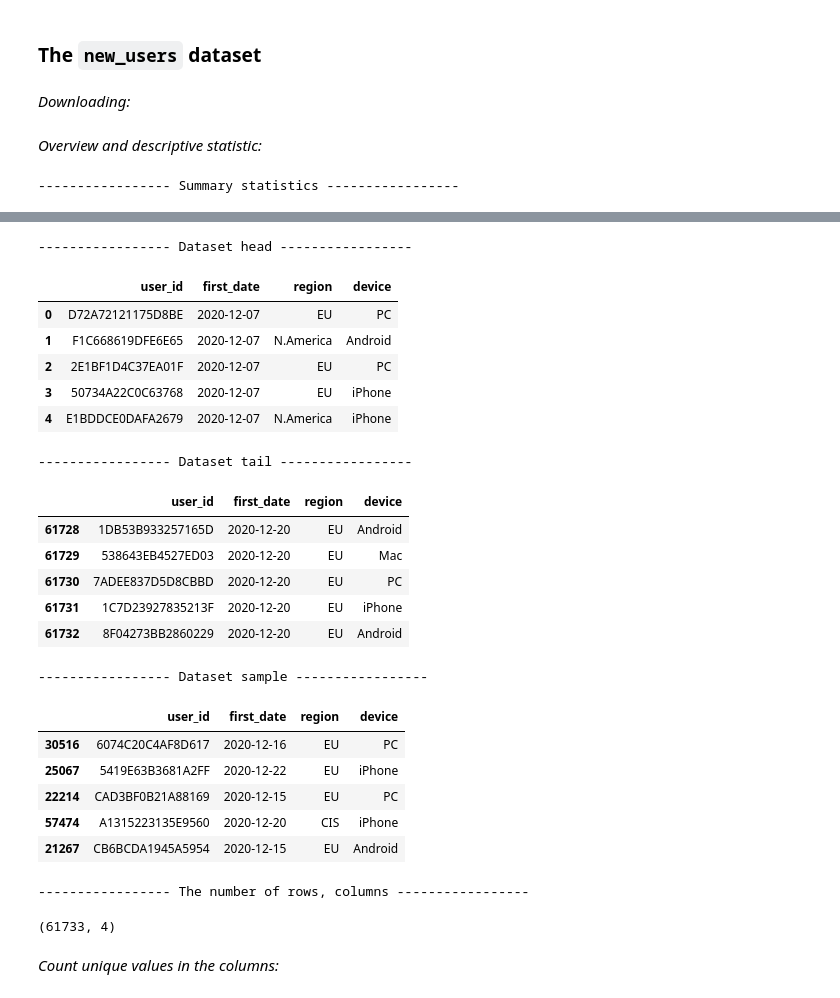
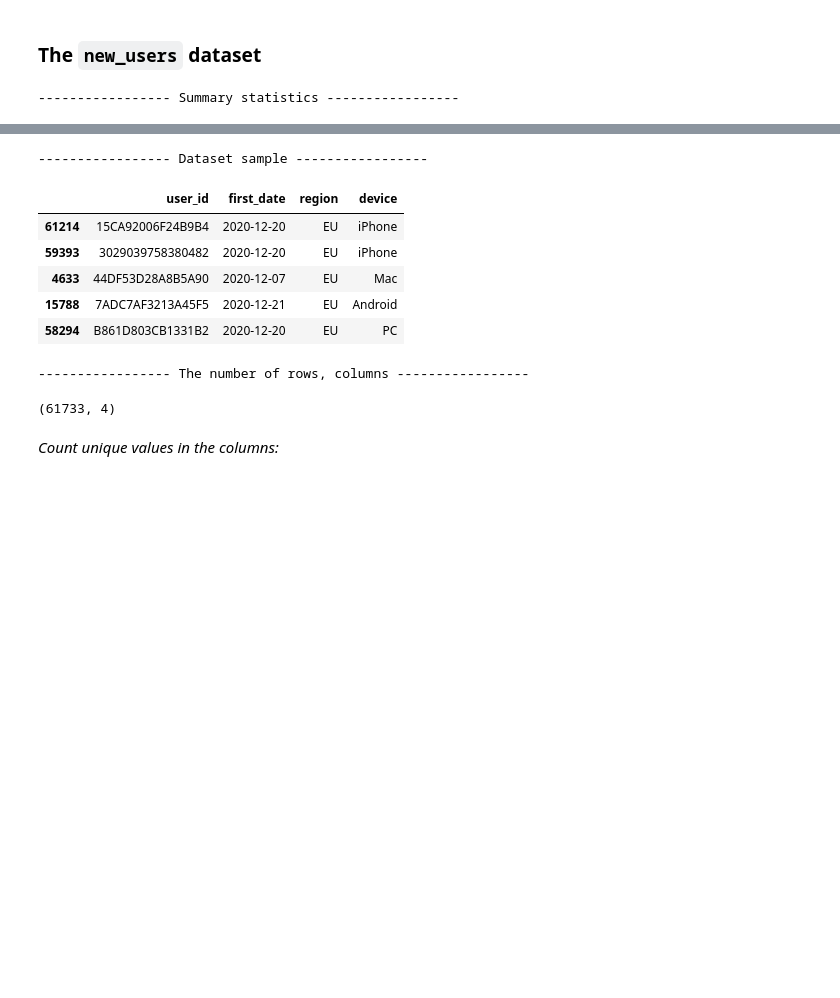
Before and after one commit to rajukan/gyan-all-ml-stats-topics, a Jupyter notebook: topics/ab_testing_online_store.ipynb, the cells around one changed output, grey strips where cells are left out. Drawn from its saved outputs; the diff is of its cells as text; code cells hidden in the pictures; blank space fills up the shorter version.

```diff
--- a/topics/ab_testing_online_store.ipynb
+++ b/topics/ab_testing_online_store.ipynb
@@ -481,8 +460,6 @@ fig.show()
 * In our dataset we do not have users that got into both test types or into both test groups.
 # %% [markdown]
 ### The `new_users` dataset
-# %% [markdown]
-*Downloading:*
 # %%
 df_new_users = pd.read_csv(os.path.join(source_dir, new_users),
                            parse_dates=['first_date'],
@@ -494,48 +471,28 @@ df_new_users = pd.read_csv(os.path.join(source_dir, new_users),
 
 # saving the original data set for comparing changes to be made
 orig_df_new_users = df_new_users.copy()
-# %% [markdown]
-*Overview and descriptive statistic:*
 # %%
 eda_df(df_new_users)
-print('\n----------------- Dataset head -----------------')
-df_new_users.head()
-print('\n----------------- Dataset tail -----------------')
-df_new_users.tail()
 print('\n----------------- Dataset sample -----------------')
 df_new_users.sample(5)
 print('\n----------------- The number of rows, columns -----------------')
 df_new_users.shape
 # %% [output]
 ----------------- Summary statistics -----------------
 |  | dtype | count | nunique | null_sum | null_% | min | max | mean | median | std | skew |
 | device | category | 61733 | 4 | 0 | 0.0 | Android | iPhone | - | - | - | - |
 | first_date | datetime64[ns] | 61733 | 17 | 0 | 0.0 | 2020-12-07 00:00:00 | 2020-12-23 00:00:00 | - | - | - | - |
 | region | category | 61733 | 4 | 0 | 0.0 | APAC | N.America | - | - | - | - |
 | user_id | object | 61733 | 61733 | 0 | 0.0 | 0001710F4DDB1D1B | FFFFE36C0F6E92DF | - | - | - | - |
------------------ Dataset head -----------------
+----------------- Dataset sample -----------------
 |  | user_id | first_date | region | device |
-| 0 | D72A72121175D8BE | 2020-12-07 | EU | PC |
-| 1 | F1C668619DFE6E65 | 2020-12-07 | N.America | Android |
-| 2 | 2E1BF1D4C37EA01F | 2020-12-07 | EU | PC |
-| 3 | 50734A22C0C63768 | 2020-12-07 | EU | iPhone |
-| 4 | E1BDDCE0DAFA2679 | 2020-12-07 | N.America | iPhone |
+| 61214 | 15CA92006F24B9B4 | 2020-12-20 | EU | iPhone |
+| 59393 | 3029039758380482 | 2020-12-20 | EU | iPhone |
+| 4633 | 44DF53D28A8B5A90 | 2020-12-07 | EU | Mac |
+| 15788 | 7ADC7AF3213A45F5 | 2020-12-21 | EU | Android |
+| 58294 | B861D803CB1331B2 | 2020-12-20 | EU | PC |
------------------ Dataset tail -----------------
+----------------- The number of rows, columns -----------------
-|  | user_id | first_date | region | device |
-| 61728 | 1DB53B933257165D | 2020-12-20 | EU | Android |
-| 61729 | 538643EB4527ED03 | 2020-12-20 | EU | Mac |
-| 61730 | 7ADEE837D5D8CBBD | 2020-12-20 | EU | PC |
-| 61731 | 1C7D23927835213F | 2020-12-20 | EU | iPhone |
-| 61732 | 8F04273BB2860229 | 2020-12-20 | EU | Android |
------------------ Dataset sample -----------------
+(61733, 4)
-|  | user_id | first_date | region | device |
-| 30516 | 6074C20C4AF8D617 | 2020-12-16 | EU | PC |
-| 25067 | 5419E63B3681A2FF | 2020-12-22 | EU | iPhone |
-| 22214 | CAD3BF0B21A88169 | 2020-12-15 | EU | PC |
-| 57474 | A1315223135E9560 | 2020-12-20 | CIS | iPhone |
-| 21267 | CB6BCDA1945A5954 | 2020-12-15 | EU | Android |
------------------ The number of rows, columns -----------------
-(61733, 4)
 # %% [markdown]
 *Count unique values in the columns:*
 # %%
```
Also changed, not shown: parts of 24 cells of this notebook.
